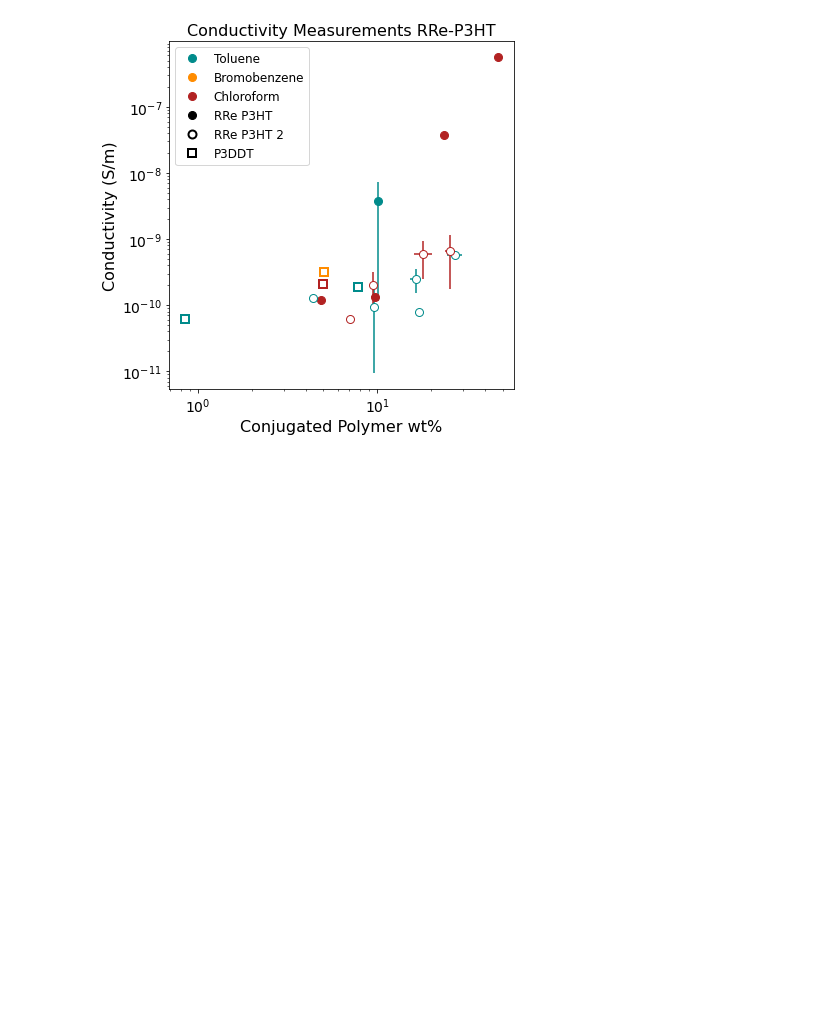
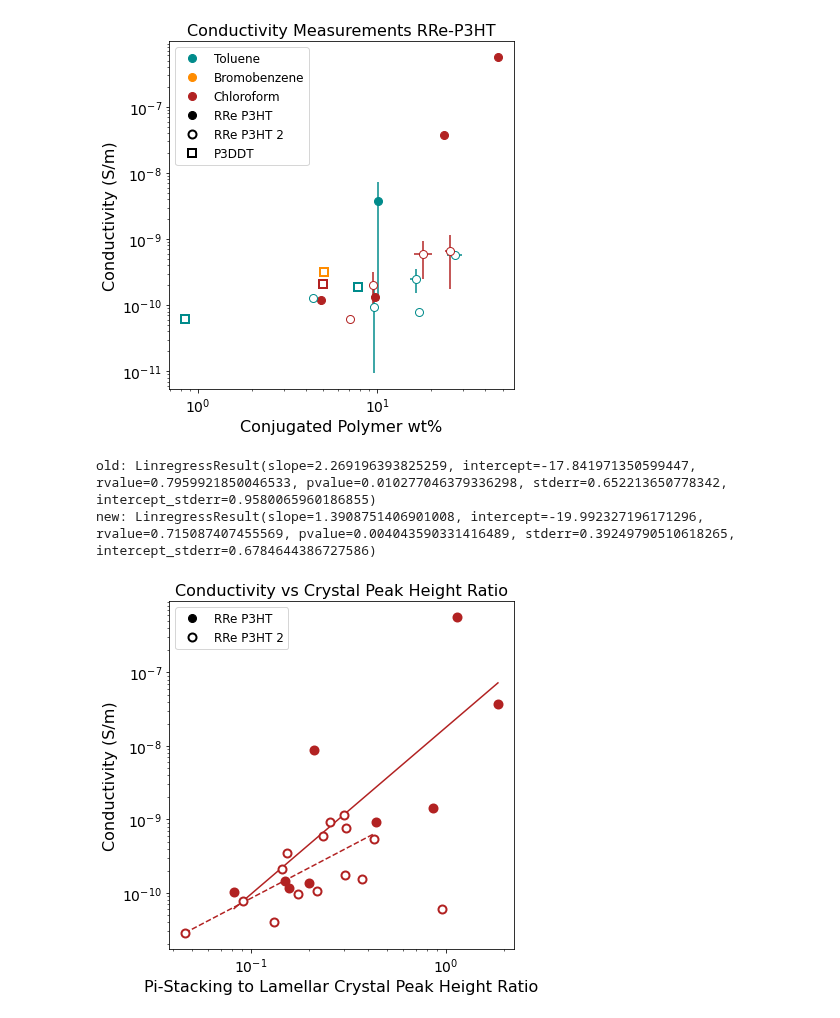
Before and after one commit to pozzo-research-group/c-wolf-blends-morphology, a Jupyter notebook: conductivity/Conductivity.ipynb, the cells around one changed output. Saved outputs shown, nothing was run; the diff lists cells and outputs as text; code cells hidden in the pictures; blank space fills up the shorter version.

Commit message:
updated conductivity and WAXS scripts

```diff
--- a/conductivity/Conductivity.ipynb
+++ b/conductivity/Conductivity.ipynb
@@ -12,8 +12,10 @@ import math
 
 from numpy import exp, linspace, random
 from scipy.optimize import curve_fit
+from scipy import stats
 
-path = '../data/conductivity'
+originpath = '../Documents/data'
+path = originpath + '/conductivity'
 # %%
 """
 Loading in the data and meta-data, do not edit unless necessary for os differences.
@@ -268,3 +282,79 @@ plt.tight_layout()
 plt.savefig(filename, dpi=300, bbox_inches='tight')
 # %% [output]
 [figure]
+# %%
+waxspath= originpath + '/waxs'
+peak_ratios = pd.read_csv(waxspath + '/ratios_list.csv')
+peakratio = {}
+fractions = {}
+for index,row in peak_ratios.iterrows():
+    peakratio[row['sample']] = row['ratio']
+    fractions[row['sample']] = row['fraction']
+# %%
+name_of_figure = 'conductivity vs peak ratio'
+filename = figure_path + '/' + name_of_figure
+plt.figure(figsize=(6,6))
+
+xlist = []
+ylist = []
+for sample in old:
+    if sample in peakratio.keys():
+        if con_data[sample] > 0.000000000001:
+            x=peakratio[sample]
+            y=con_data[sample]
+            plt.errorbar(x, y, fmt='o', c = temp_solvent_colors[solvent], mew=2, ms=8)
+            xlist.append(x)
+            ylist.append(y)
+regression = stats.linregress(np.log(xlist),np.log(ylist))
+print('old:',regression)
+xline = np.linspace(min(xlist),max(xlist),100)
+yline = np.exp(np.log(xline)*regression[0]+regression[1])
+plt.plot(xline,yline, c = temp_solvent_colors[solvent])
+
+
+xlist = []
+ylist = []
+samplelist = []
+for sample in new:
+    if sample in peakratio.keys():
+        if con_data[sample] > 0.000000000001:
+            x=peakratio[sample]
+            y=con_data[sample]
+            plt.errorbar(x, y, fmt='o', c = temp_solvent_colors[solvent], mfc='white', mew=2, ms=8)
+            xlist.append(x)
+            ylist.append(y)
+ind = xlist.index(np.max(xlist))
+del xlist[ind]
+del ylist[ind]
+regression = stats.linregress(np.log(xlist),np.log(ylist))
+print('new:',regression)
+xline = np.linspace(min(xlist),max(xlist),100)
+yline = np.exp(np.log(xline)*regression[0]+regression[1])
+plt.plot(xline,yline, c = temp_solvent_colors[solvent], ls = 'dashed')
+
+
+plt.errorbar([-10], [-10],fmt='o', label= 'RRe P3HT', c = 'black', ms=8)
+plt.errorbar([-10], [-10],fmt='o', label= 'RRe P3HT 2', c = 'black', mfc = 'white', mew =2,ms =8)
+
+plt.xlabel('Pi-Stacking to Lamellar Crystal Peak Height Ratio', fontsize=16)
+plt.ylabel('Conductivity (S/m)', fontsize=16)
+
+plt.xticks(fontsize=14)
+plt.yticks(fontsize=14)
+
+plt.xscale('log')
+plt.yscale('log')
+
+#plt.ylim(0, 0.0000001)
+#plt.xlim(0, 1.5)
+
+plt.title('Conductivity vs Crystal Peak Height Ratio',fontsize=16)
+
+plt.legend(fontsize=12,loc='upper left',title=None, title_fontsize=12)# ncol=3)
+
+plt.tight_layout()
+plt.savefig(filename, dpi=300, bbox_inches='tight')
+# %% [output]
+old: LinregressResult(slope=2.269196393825259, intercept=-17.841971350599447, rvalue=0.7959921850046533, pvalue=0.010277046379336298, stderr=0.652213650778342, intercept_stderr=0.9580065960186855)
+new: LinregressResult(slope=1.3908751406901008, intercept=-19.992327196171296, rvalue=0.715087407455569, pvalue=0.004043590331416489, stderr=0.39249790510618265, intercept_stderr=0.6784644386727586)
+[figure, added]
```
Also changed, not shown: parts of 2 cells of this notebook, 1 other file.
